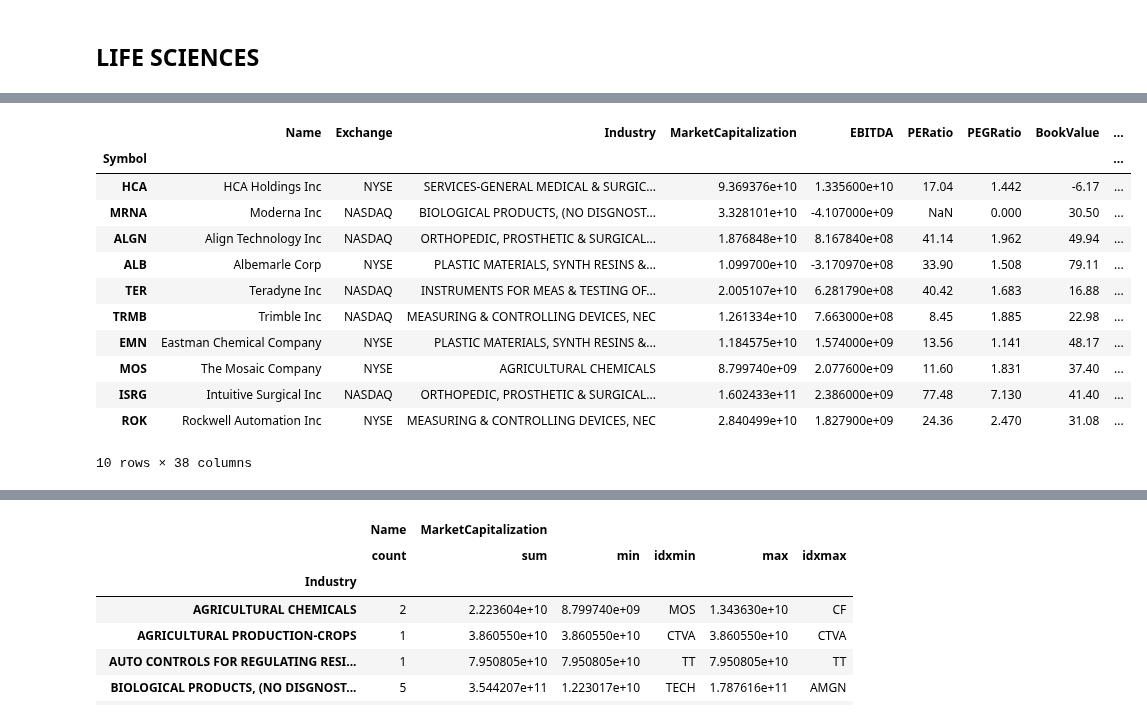
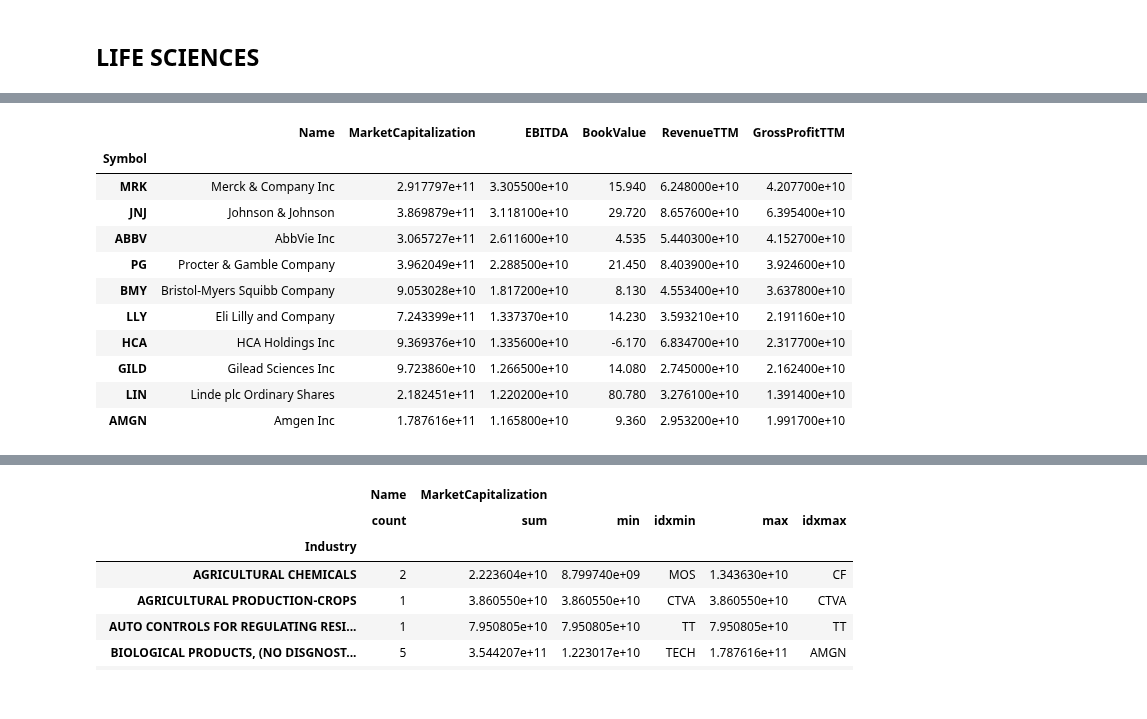
Before and after one commit to fadeeva/stock_market_research, a Jupyter notebook: Portfolio/Search_Review/Sectors_Review.ipynb, the cells around one changed output, grey strips where cells are left out. Saved outputs shown, nothing was run; the diff lists cells and outputs as text; code cells hidden in the pictures.

```diff
--- a/Portfolio/Search_Review/Sectors_Review.ipynb
+++ b/Portfolio/Search_Review/Sectors_Review.ipynb
@@ -34,6 +34,7 @@ data.head()
 # %%
 data.drop(['AssetType',
            'CIK',
+           'Exchange',
            'Description',
            'Currency',
            'Country',
@@ -82,6 +83,14 @@ data.groupby(['Sector']).count()['Name'].to_frame().sort_values('Name', ascendin
 | TECHNOLOGY | 69 |
 | FINANCE | 65 |
 | REAL ESTATE & CONSTRUCTION | 42 |
+# %%
+multps = {
+    'capital'  : ['MarketCapitalization', 'EBITDA', 'BookValue', 'RevenueTTM', 'GrossProfitTTM', ],
+    'ratio'    : ['PERatio', 'PEGRatio',],
+    'dividend' : ['DividendPerShare', 'DividendYield', 'EPS', 'RevenuePerShareTTM', 'DilutedEPSTTM',],
+    'margin'   : ['ProfitMargin', 'OperatingMarginTTM',],
+    'returns'  : ['ReturnOnAssetsTTM', 'ReturnOnEquityTTM', 'QuarterlyEarningsGrowthYOY', 'QuarterlyRevenueGrowthYOY'],
+}
 # %% [markdown]
 ## LIFE SCIENCES
 # %%
@@ -117,16 +125,15 @@ lf.sort_values('MarketCapitalization', ascending=False).head(10)
 # %%
-lf.sort_values('Beta', ascending=False).head(10)
+lf[['Name']+multps['capital']].sort_values('EBITDA', ascending=False).head(10)
 # %% [output]
-|  | Name | Exchange | Industry | MarketCapitalization | EBITDA | PERatio | PEGRatio | BookValue | ... |
-| Symbol |  |  |  |  |  |  |  |  | ... |
-| HCA | HCA Holdings Inc | NYSE | SERVICES-GENERAL MEDICAL & SURGIC... | 9.369376e+10 | 1.335600e+10 | 17.04 | 1.442 | -6.17 | ... |
-| MRNA | Moderna Inc | NASDAQ | BIOLOGICAL PRODUCTS, (NO DISGNOST... | 3.328101e+10 | -4.107000e+09 | NaN | 0.000 | 30.50 | ... |
-| ALGN | Align Technology Inc | NASDAQ | ORTHOPEDIC, PROSTHETIC & SURGICAL... | 1.876848e+10 | 8.167840e+08 | 41.14 | 1.962 | 49.94 | ... |
-| ALB | Albemarle Corp | NYSE | PLASTIC MATERIALS, SYNTH RESINS &... | 1.099700e+10 | -3.170970e+08 | 33.90 | 1.508 | 79.11 | ... |
-| TER | Teradyne Inc | NASDAQ | INSTRUMENTS FOR MEAS & TESTING OF... | 2.005107e+10 | 6.281790e+08 | 40.42 | 1.683 | 16.88 | ... |
-| TRMB | Trimble Inc | NASDAQ | MEASURING & CONTROLLING DEVICES, NEC | 1.261334e+10 | 7.663000e+08 | 8.45 | 1.885 | 22.98 | ... |
-| EMN | Eastman Chemical Company | NYSE | PLASTIC MATERIALS, SYNTH RESINS &... | 1.184575e+10 | 1.574000e+09 | 13.56 | 1.141 | 48.17 | ... |
-| MOS | The Mosaic Company | NYSE | AGRICULTURAL CHEMICALS | 8.799740e+09 | 2.077600e+09 | 11.60 | 1.831 | 37.40 | ... |
-| ISRG | Intuitive Surgical Inc | NASDAQ | ORTHOPEDIC, PROSTHETIC & SURGICAL... | 1.602433e+11 | 2.386000e+09 | 77.48 | 7.130 | 41.40 | ... |
-| ROK | Rockwell Automation Inc | NYSE | MEASURING & CONTROLLING DEVICES, NEC | 2.840499e+10 | 1.827900e+09 | 24.36 | 2.470 | 31.08 | ... |
+|  | Name | MarketCapitalization | EBITDA | BookValue | RevenueTTM | GrossProfitTTM |
+| Symbol |  |  |  |  |  |  |
+| MRK | Merck & Company Inc | 2.917797e+11 | 3.305500e+10 | 15.940 | 6.248000e+10 | 4.207700e+10 |
+| JNJ | Johnson & Johnson | 3.869879e+11 | 3.118100e+10 | 29.720 | 8.657600e+10 | 6.395400e+10 |
+| ABBV | AbbVie Inc | 3.065727e+11 | 2.611600e+10 | 4.535 | 5.440300e+10 | 4.152700e+10 |
+| PG | Procter & Gamble Company | 3.962049e+11 | 2.288500e+10 | 21.450 | 8.403900e+10 | 3.924600e+10 |
+| BMY | Bristol-Myers Squibb Company | 9.053028e+10 | 1.817200e+10 | 8.130 | 4.553400e+10 | 3.637800e+10 |
+| LLY | Eli Lilly and Company | 7.243399e+11 | 1.337370e+10 | 14.230 | 3.593210e+10 | 2.191160e+10 |
+| HCA | HCA Holdings Inc | 9.369376e+10 | 1.335600e+10 | -6.170 | 6.834700e+10 | 2.317700e+10 |
+| GILD | Gilead Sciences Inc | 9.723860e+10 | 1.266500e+10 | 14.080 | 2.745000e+10 | 2.162400e+10 |
+| LIN | Linde plc Ordinary Shares | 2.182451e+11 | 1.220200e+10 | 80.780 | 3.276100e+10 | 1.391400e+10 |
+| AMGN | Amgen Inc | 1.787616e+11 | 1.165800e+10 | 9.360 | 2.953200e+10 | 1.991700e+10 |
-10 rows × 38 columns
```
Also changed, not shown: parts of 4 cells of this notebook.
